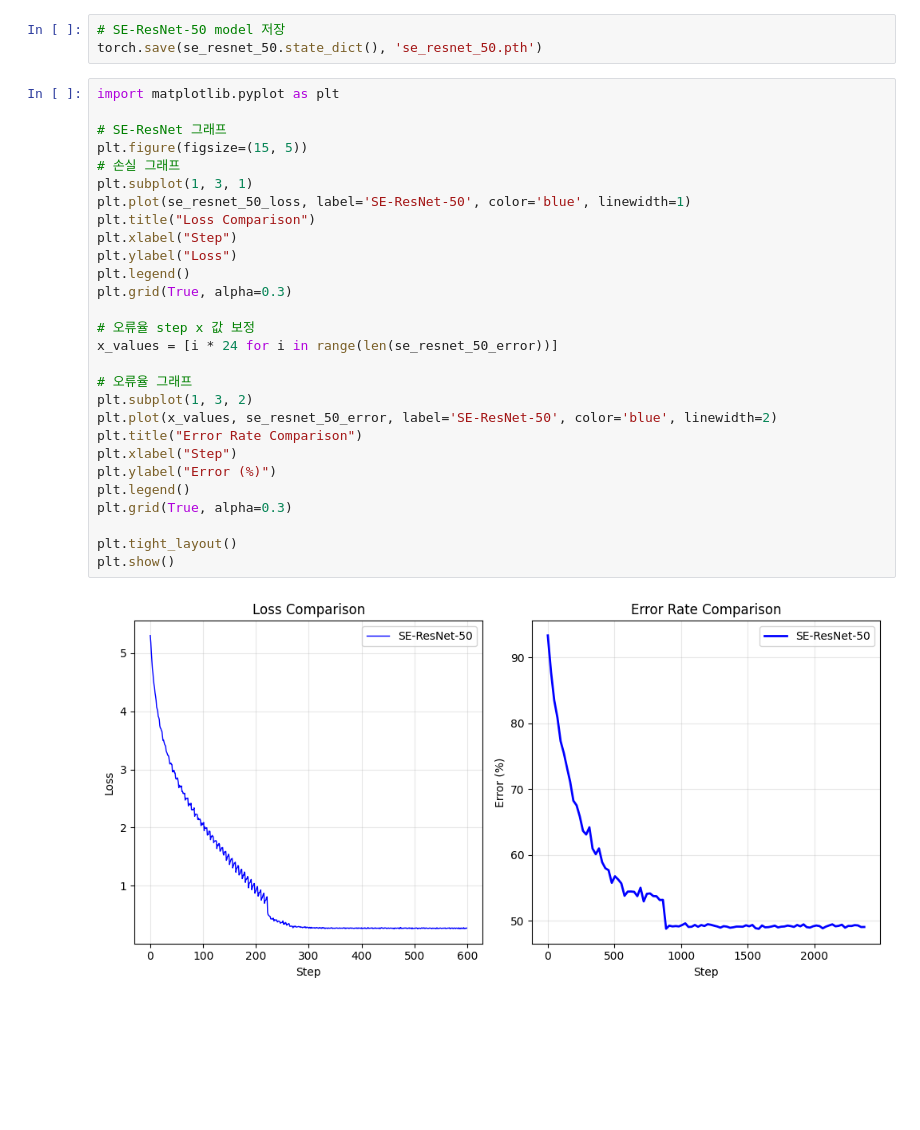
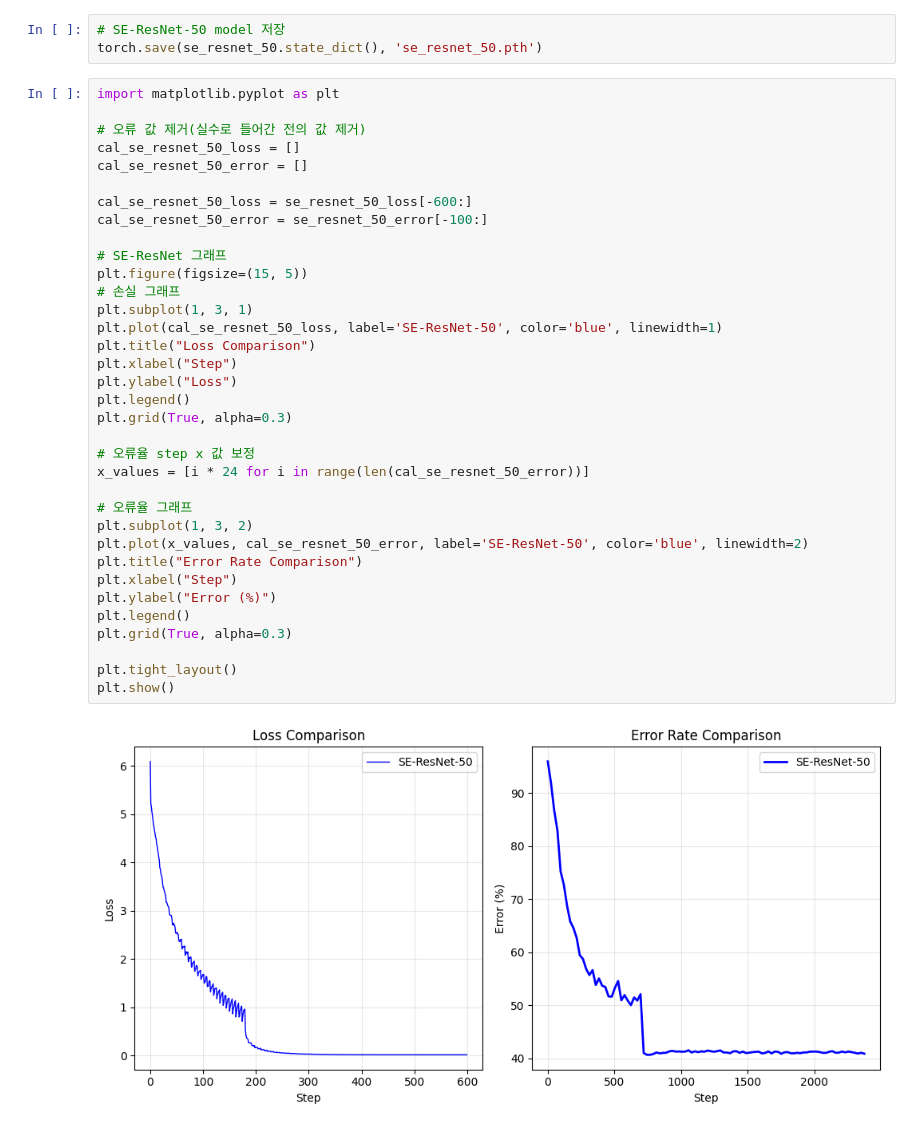
Before and after one commit to Donghyeon-Shin/learning_AI, a Jupyter notebook: Architectures/SENet/model.ipynb, the cells around one changed output. Saved outputs shown, nothing was run; the diff lists cells and outputs as text; blank space fills up the shorter version.

```diff
--- a/Architectures/SENet/model.ipynb
+++ b/Architectures/SENet/model.ipynb
@@ -508,34 +494,41 @@ KeyboardInterrupt:
 torch.save(se_resnet_50.state_dict(), 'se_resnet_50.pth')
 # %%
 import matplotlib.pyplot as plt
+
+# 오류 값 제거(실수로 들어간 전의 값 제거)
+cal_se_resnet_50_loss = []
+cal_se_resnet_50_error = []
+
+cal_se_resnet_50_loss = se_resnet_50_loss[-600:]
+cal_se_resnet_50_error = se_resnet_50_error[-100:]
 
 # SE-ResNet 그래프
 plt.figure(figsize=(15, 5))
 # 손실 그래프
 plt.subplot(1, 3, 1)
-plt.plot(se_resnet_50_loss, label='SE-ResNet-50', color='blue', linewidth=1)
+plt.plot(cal_se_resnet_50_loss, label='SE-ResNet-50', color='blue', linewidth=1)
 plt.title("Loss Comparison")
 plt.xlabel("Step")
 plt.ylabel("Loss")
 plt.legend()
 plt.grid(True, alpha=0.3)
 
 # 오류율 step x 값 보정
-x_values = [i * 24 for i in range(len(se_resnet_50_error))]
+x_values = [i * 24 for i in range(len(cal_se_resnet_50_error))]
 
 # 오류율 그래프
 plt.subplot(1, 3, 2)
-plt.plot(x_values, se_resnet_50_error, label='SE-ResNet-50', color='blue', linewidth=2)
+plt.plot(x_values, cal_se_resnet_50_error, label='SE-ResNet-50', color='blue', linewidth=2)
 plt.title("Error Rate Comparison")
 plt.xlabel("Step")
 plt.ylabel("Error (%)")
 plt.legend()
 plt.grid(True, alpha=0.3)
 
 plt.tight_layout()
 plt.show()
 # %% [output]
-[figure, old version]
+[figure, new version]
 # %%
 # 최종 테스트 오류율
 se_resnet_50_test_top1_error = evaluate_model(se_resnet_50, test_loader)
```
Also changed, not shown: parts of 5 cells of this notebook, 1 other file.
